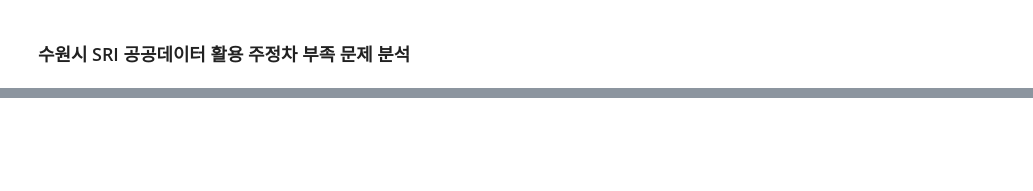
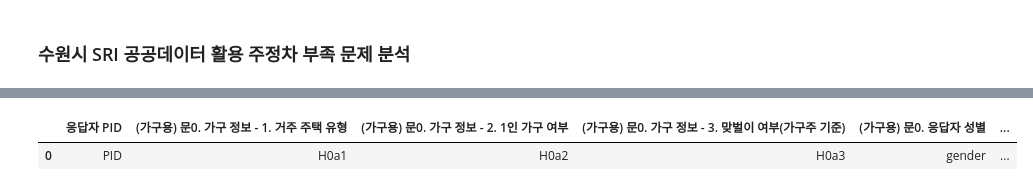
Before and after one commit to HOYUN-Y/Data_projects, a Jupyter notebook: dacon_sri_suwon_data_analysis/수원시_공공데이터_교통부문.ipynb, the cells around one changed output, grey strips where cells are left out. Cells and saved outputs as stored; diff of their text form; code cells hidden in the pictures; blank space fills up the shorter version.

```diff
--- a/dacon_sri_suwon_data_analysis/수원시_공공데이터_교통부문.ipynb
+++ b/dacon_sri_suwon_data_analysis/수원시_공공데이터_교통부문.ipynb
@@ -44,3 +59,8 @@ parking_area = pd.read_csv('수원도시공사_공영주차장 현황_20241231.c
         - 문18. 다음의 수원시 교통 수단이나 시설별로 얼마나 만족하십니까?
         - 문62-1. 수원시가 가장 잘 하고 있는 것
         - 문62-2. 수원시가 시급히 개선해야 하는 것
+# %%
+survey_2024[0:1]
+# %% [output]
+|  | 응답자 PID | (가구용) 문0. 가구 정보 - 1. 거주 주택 유형 | (가구용) 문0. 가구 정보 - 2. 1인 가구 여부 | (가구용) 문0. 가구 정보 - 3. 맞벌이 여부(가구주 기준) | (가구용) 문0. 응답자 성별 | ... |
+| 0 | PID | H0a1 | H0a2 | H0a3 | gender | ... |
```
Also changed, not shown: parts of 12 cells of this notebook, 1 other file.
